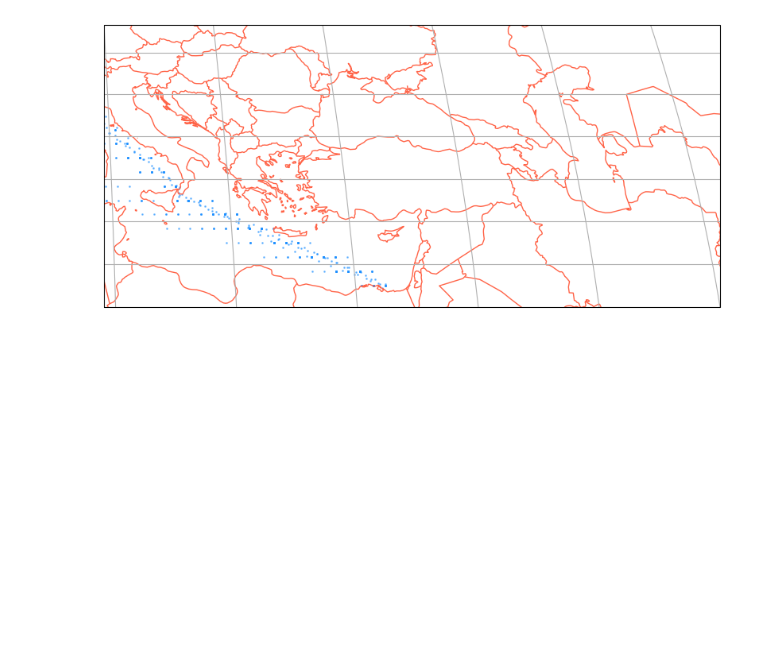
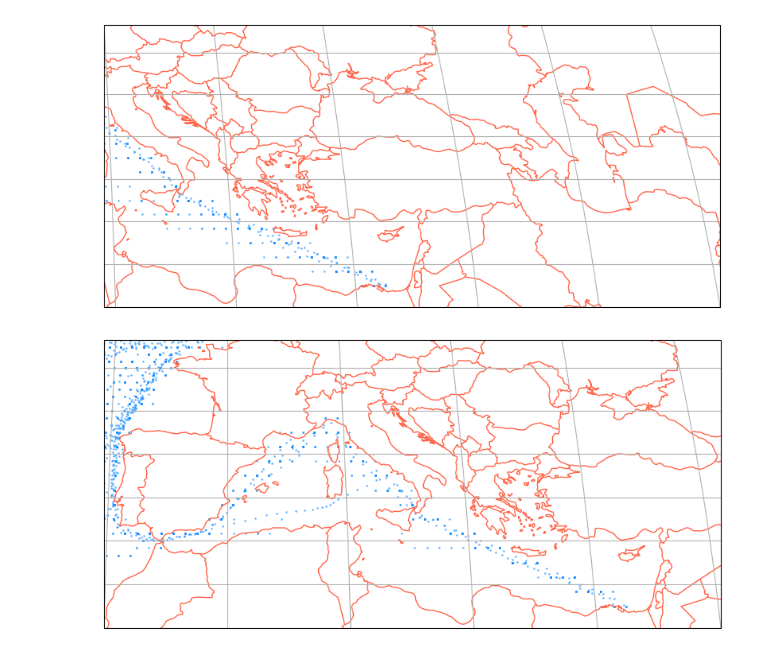
Before and after one commit to mimi1981/ShippingData, a Jupyter notebook: PlotShippingData.ipynb, the cells around one changed output. Cells and saved outputs as stored; diff of their text form; code cells hidden in the pictures; blank space fills up the shorter version.

```diff
--- a/PlotShippingData.ipynb
+++ b/PlotShippingData.ipynb
@@ -194,3 +248,29 @@ ax.set_extent([lon1, lon2, lat1, lat2], crs=ccrs.PlateCarree())
 plt.show()
 # %% [output]
 [figure]
+# %%
+#Zoomed in Mediterranean
+
+
+fig = plt.figure(figsize=(10,8))
+
+ax = fig.add_subplot(1,1,1, projection=ccrs.Robinson())
+
+ax.set_global()
+
+ax.add_feature(cfeature.COASTLINE, edgecolor="tomato")
+ax.add_feature(cfeature.BORDERS, edgecolor="tomato")
+ax.gridlines()
+
+plt.scatter(x=ds2.lon, y=ds2.lat,
+            color="dodgerblue",
+            s=1,
+            alpha=0.5,
+            transform=ccrs.PlateCarree()) ## Important
+
+lat1, lon1, lat2, lon2 = 30, -10, 50, 40
+ax.set_extent([lon1, lon2, lat1, lat2], crs=ccrs.PlateCarree())
+
+plt.show()
+# %% [output]
+[figure, added]
```
Also changed, not shown: parts of 8 cells of this notebook.
